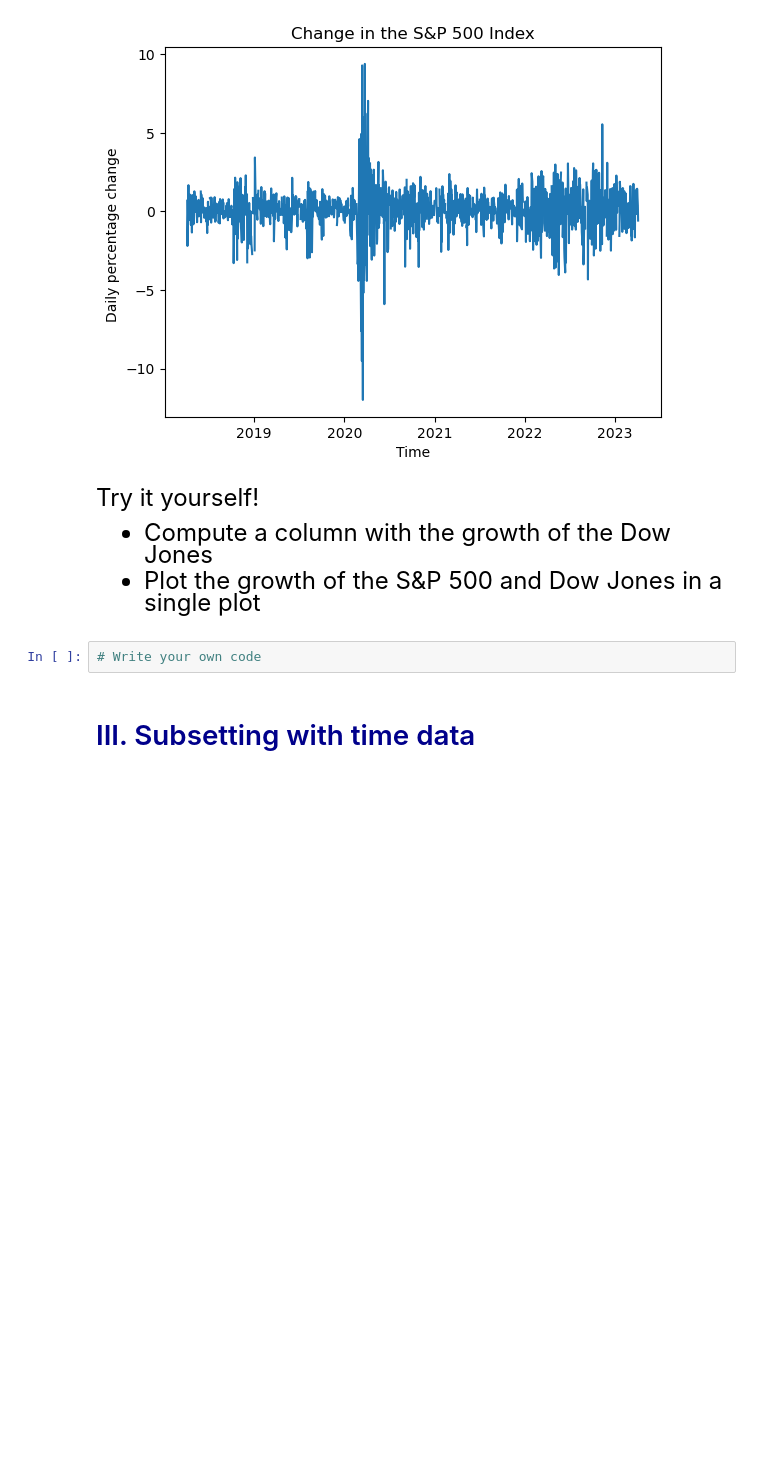
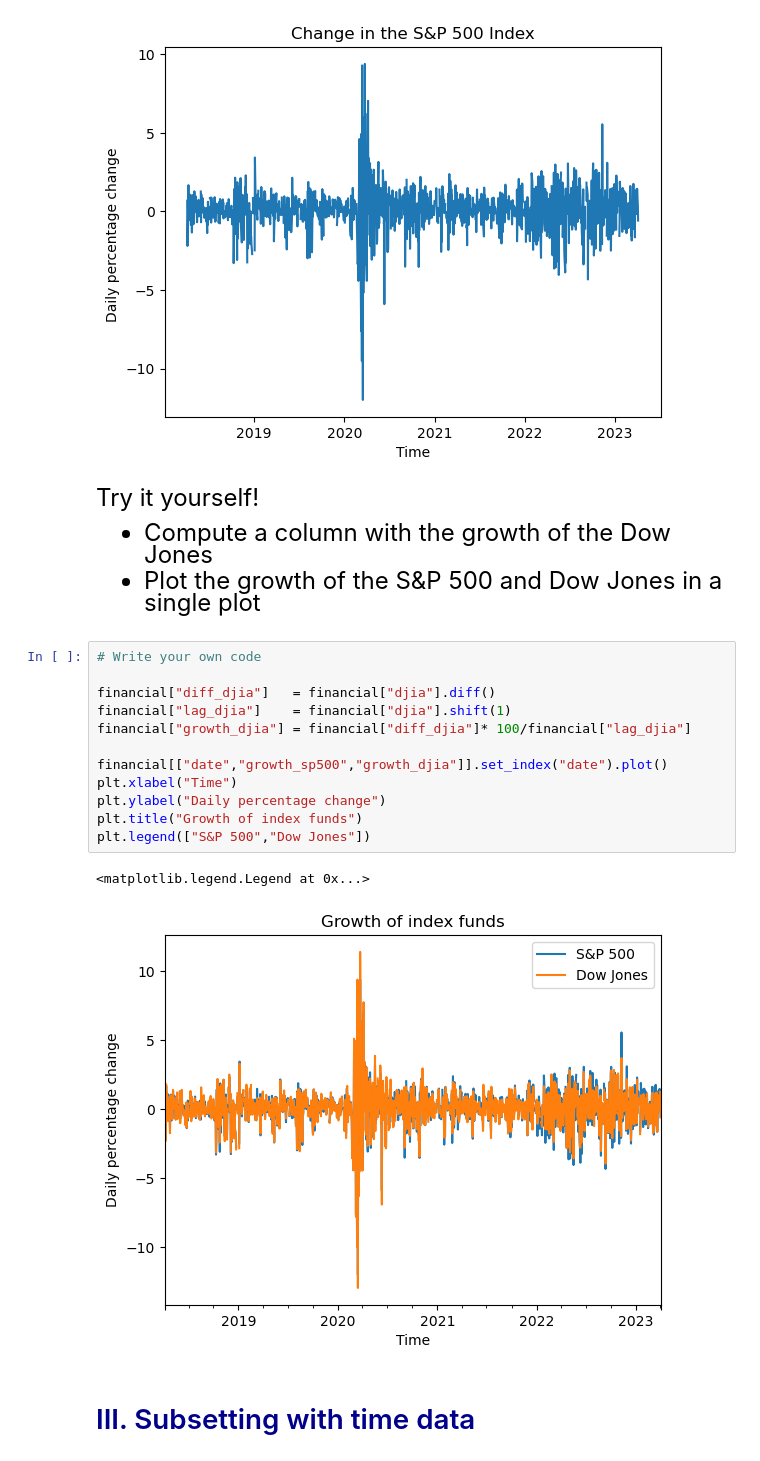
Before and after one commit to alejandrosanchezbecerra/qtm151spring2023, a Jupyter notebook: Lecture 22/Lecture 22.ipynb, the cells around one changed output. Cells and saved outputs as stored; diff of their text form; blank space fills up the shorter version.

```diff
--- a/Lecture 22/Lecture 22.ipynb
+++ b/Lecture 22/Lecture 22.ipynb
@@ -126,8 +126,21 @@ Try it yourself!
 - Compute a column with the growth of the Dow Jones
 - Plot the growth of the S&P 500 and Dow Jones in a <br>
 single plot
-# %%
-# Write your own code
+# %%
+# Write your own code
+
+financial["diff_djia"]   = financial["djia"].diff()
+financial["lag_djia"]    = financial["djia"].shift(1)
+financial["growth_djia"] = financial["diff_djia"]* 100/financial["lag_djia"]
+
+financial[["date","growth_sp500","growth_djia"]].set_index("date").plot()
+plt.xlabel("Time")
+plt.ylabel("Daily percentage change")
+plt.title("Growth of index funds")
+plt.legend(["S&P 500","Dow Jones"])
+# %% [output]
+<matplotlib.legend.Legend at 0x...>
+[figure, added]
 # %% [markdown]
 # <span style="color:darkblue"> III. Subsetting with time data </span>
 # %% [markdown]
```
Also changed, not shown: parts of 6 cells of this notebook.
